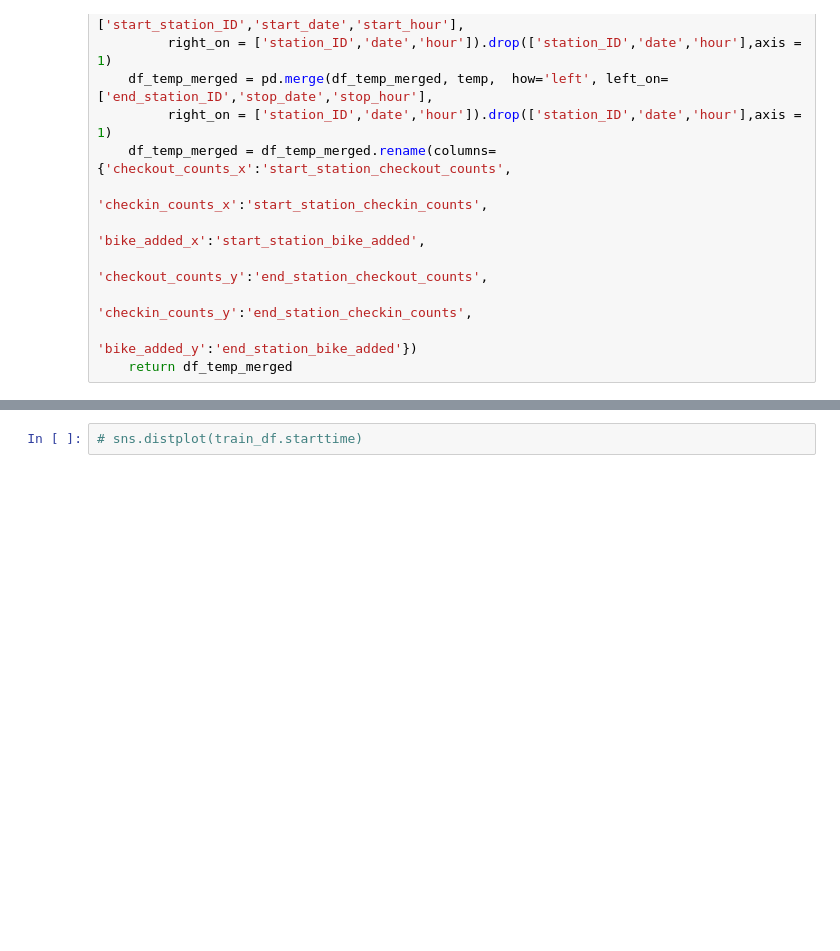
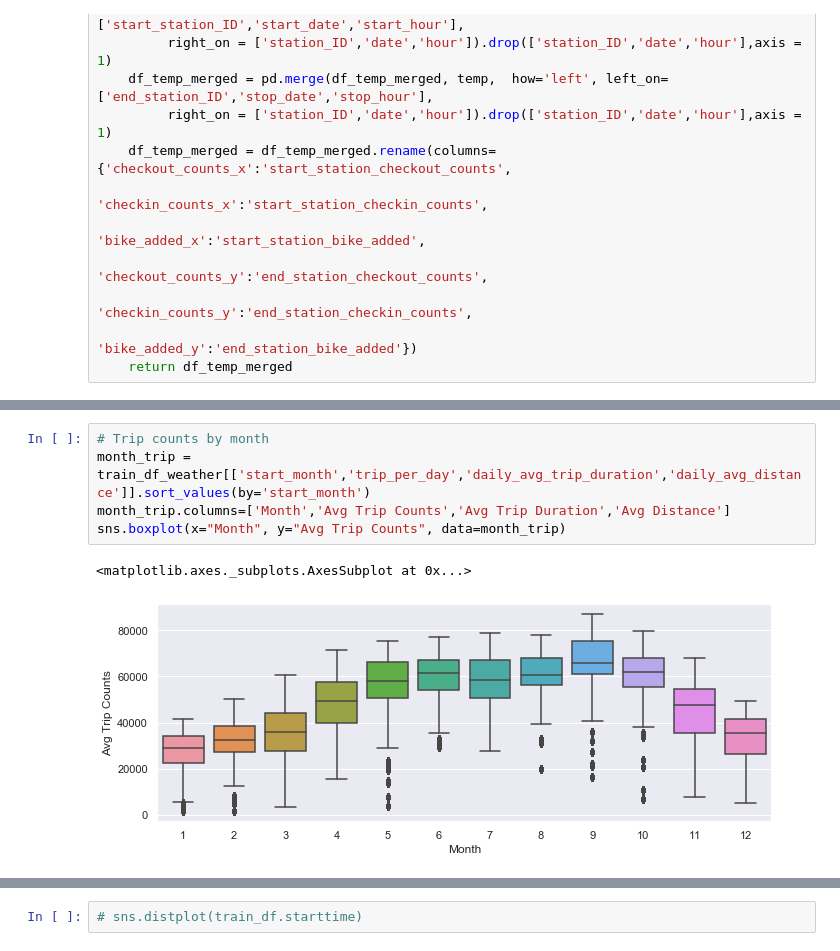
Before and after one commit to zhangym1256/Citi-Bike-Capstone, a Jupyter notebook: may/data_extraction.ipynb, the cells around one changed output, grey strips where cells are left out. Drawn from its saved outputs; the diff is of its cells as text; blank space fills up the shorter version.

```diff
--- a/may/data_extraction.ipynb
+++ b/may/data_extraction.ipynb
@@ -217,0 +201,8 @@ Index(['trip_duration', 'starttime', 'stoptime', 'start_station_ID',
+# %%
+# Trip counts by month
+month_trip = train_df_weather[['start_month','trip_per_day','daily_avg_trip_duration','daily_avg_distance']].sort_values(by='start_month')
+month_trip.columns=['Month','Avg Trip Counts','Avg Trip Duration','Avg Distance']
+sns.boxplot(x="Month", y="Avg Trip Counts", data=month_trip)
+# %% [output]
+<matplotlib.axes._subplots.AxesSubplot at 0x...>
+[figure, added]
```
Also changed, not shown: parts of 49 cells of this notebook.
